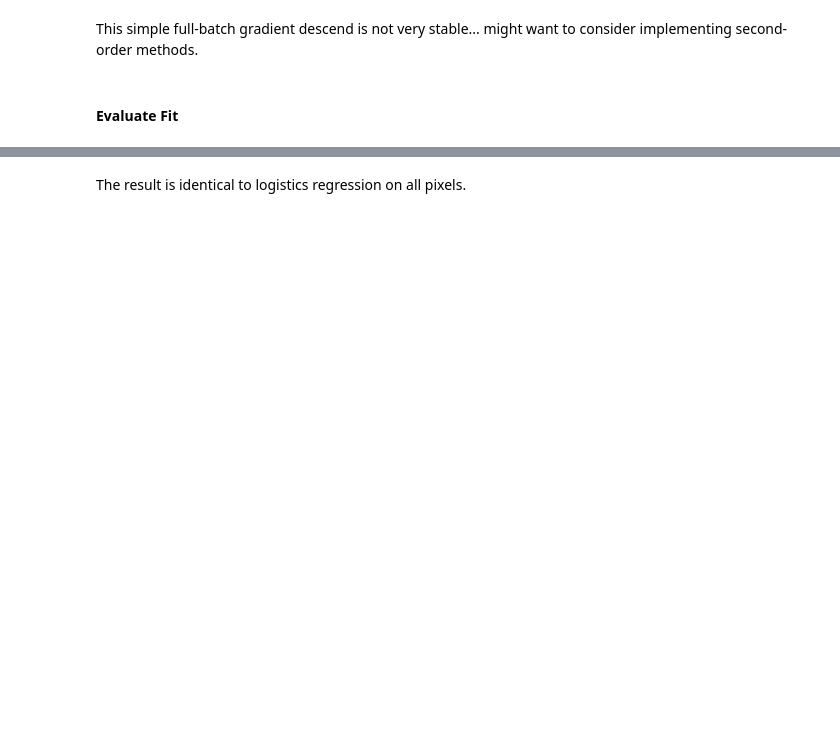
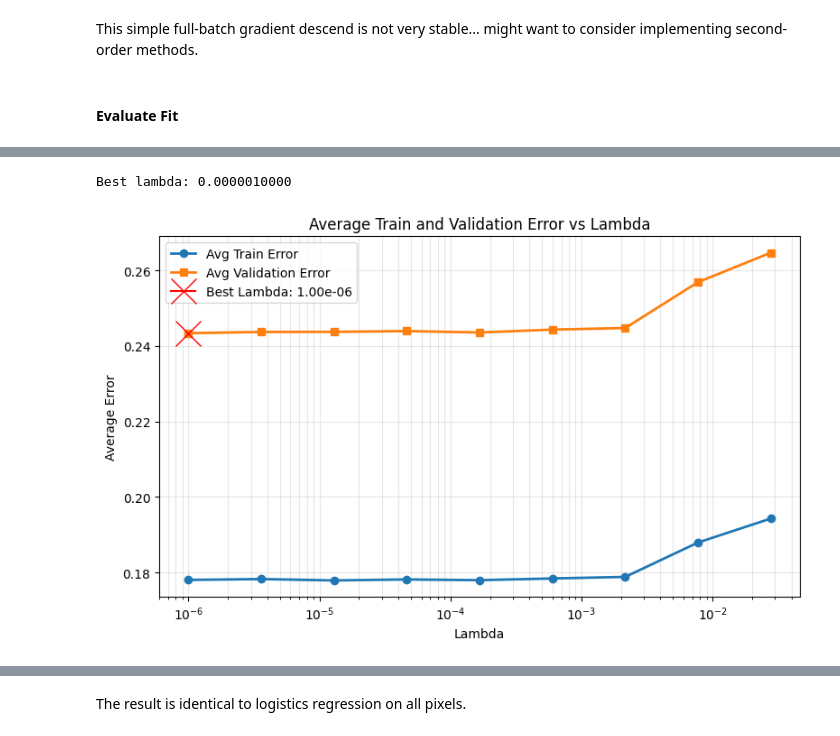
Before and after one commit to topazand/10701-project, a Jupyter notebook: 1_Linear_and_Tree_methods.ipynb, the cells around one changed output, grey strips where cells are left out. Cells and saved outputs as stored; diff of their text form; code cells hidden in the pictures; blank space fills up the shorter version.

```diff
--- a/1_Linear_and_Tree_methods.ipynb
+++ b/1_Linear_and_Tree_methods.ipynb
@@ -188,0 +153,3 @@ Final Loss: 0.0989
+# %%
+lambda_values = np.logspace(-6, -1, 10)
+print("Lambda values to try:", lambda_values)
@@ -188,0 +160,2 @@ Final Loss: 0.0989
+# %%
+Kf = KFolder(np.array(train_data), np.array(train_labels), k = 5)
@@ -188,0 +198,35 @@ Final Loss: 0.0989
+# %%
+best_lambda = lambda_values[np.argmin(val_loss)]
+print(f"Best lambda: {best_lambda:.10f}")
+# %% [output]
+Best lambda: 0.0000010000
+# %%
+def plot_avg_error_vs_lambda(lambda_values, train_errors, val_errors, use_log_scale=True):
+    """Plot average train and validation error as a function of lambda."""
+    lambda_values = np.asarray(lambda_values)
+    train_errors = np.asarray(train_errors)
+    val_errors = np.asarray(val_errors)
+
+    if not (len(lambda_values) == len(train_errors) == len(val_errors)):
+        raise ValueError("lambda_values, train_errors, and val_errors must have the same length")
+
+    plt.figure(figsize=(8, 5))
+    plt.plot(lambda_values, train_errors, marker="o", linewidth=2, label="Avg Train Error")
+    plt.plot(lambda_values, val_errors, marker="s", linewidth=2, label="Avg Validation Error")
+    plt.plot(best_lambda, val_errors[np.argmin(val_errors)], marker="x", markersize=20, color="red", label=f"Best Lambda: {best_lambda:.2e}")
+
+    if use_log_scale:
+        plt.xscale("log")
+
+    plt.xlabel("Lambda")
+    plt.ylabel("Average Error")
+    plt.title("Average Train and Validation Error vs Lambda")
+    plt.grid(True, which="both", alpha=0.3)
+    plt.legend()
+    plt.tight_layout()
+    plt.show()
+
+
+plot_avg_error_vs_lambda(lambda_values, train_loss, val_loss)
+# %% [output]
+[figure, added]
```
Also changed, not shown: parts of 20 cells of this notebook, 4 other files.
